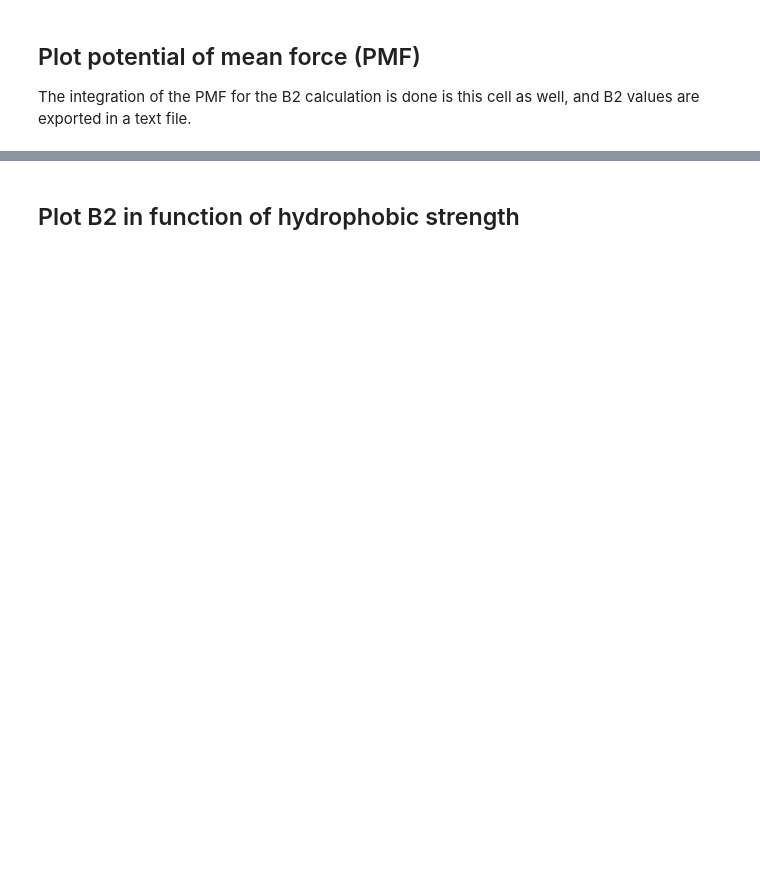
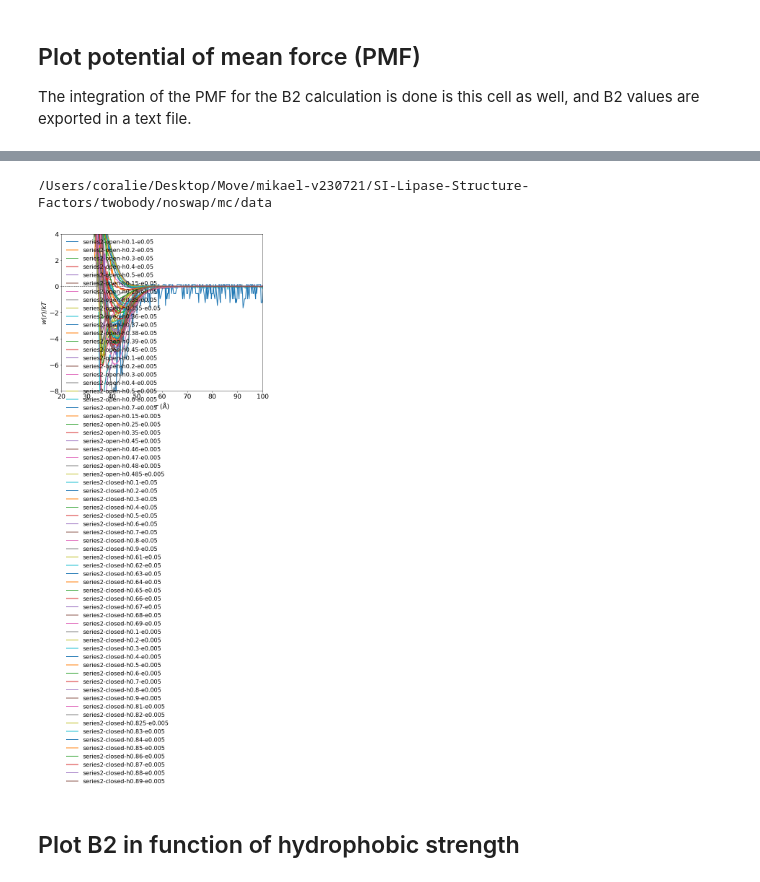
Before and after one commit to mlund/SI-Lipase-Structure-Factors, a Jupyter notebook: twobody/noswap/plot_2body_noswap.ipynb, the cells around one changed output, grey strips where cells are left out. Saved outputs shown, nothing was run; the diff lists cells and outputs as text; code cells hidden in the pictures; blank space fills up the shorter version.

```diff
--- a/twobody/noswap/plot_2body_noswap.ipynb
+++ b/twobody/noswap/plot_2body_noswap.ipynb
@@ -79,3 +21,67 @@ plt.legend(frameon=False,fontsize=16)
+# %%
+%cd $workdir/mc/data
+
+series = "series2"
+structurelist = ["open", "closed"]
+factlist = [0.05, 0.005]
+
+plt.plot((0,100),(0,0),'k--',lw=1.0)
+
+for structure in structurelist:
+    for fact in factlist:
+        outprint1=[]
+        outprint2=[]
+        base = [0.1, 0.2, 0.3, 0.4, 0.5, 0.6, 0.7, 0.8, 0.9]
+        if structure=="closed" and fact==0.05:
+            extension = [0.61,0.62,0.63,0.64,0.65,0.66,0.67,0.68,0.69]
+        elif structure=="closed" and fact==0.005:
+            extension = [0.81,0.82,0.825,0.83,0.84,0.85,0.86,0.87,0.88,0.89]
+        elif structure=="open" and fact==0.05:
+            extension = [0.15,0.25,0.35,0.355,0.36,0.37,0.38,0.39,0.45]
+        elif structure=="open" and fact==0.005:
+            extension = [0.15,0.25,0.35,0.45,0.46,0.47,0.48,0.485]
+        hlist = np.append(base, extension)
+        for hstr in hlist:
+            %cd -q $workdir/mc/data
+            pfx = '{}-{}-h{}-e{}'.format(series, structure, hstr, fact)
+            %cd -q $pfx
+            rdffile="rdf.dat"
+            r, g = np.loadtxt(rdffile, unpack=True)         # Load rdf file
+            if (len(r) < 30):                               # Skip if not sampled enough
+                continue
+            av1=()
+            av2=list(av1)
+            for i in np.arange(-20,-1,1):                   # Shift = average of the 20 last values of g
+                av2.append(g[i])
+            av3 = sum(av2)/len(av2)
+            g1 = g/av3                                      # Normalized g(r)
+            w1 = -np.log(g1)                                # Normalized w(r)
+            def b2(x,w):                                    # B2 calculation (here x is the distance)
+                inte  = -2*math.pi*(np.exp(-w)- 1)*x**2     # Integration of w(r)
+                b2_hc = 2 * math.pi / 3 *(27.8*2)**3        # Hard sphere B2
+                return (np.trapz(inte, x)+b2_hc)/b2_hc      # Normalized B2
+
+            plt.plot( r, w1, lw=2.0, label=pfx)
+            outprint1.append(hstr)
+            outprint2.append(b2(r,w1))
+            %cd -q ../
+
+            plt.rcParams.update({'font.size': 18, 'figure.figsize': [10.0, 10.0]})
+            plt.xlim(20,100)
+            plt.ylim(-8,4)
+            plt.xlabel("$r$ ($\mathrm{\AA}$)")
+            plt.ylabel("$w(r)/kT$")
+            plt.legend(frameon=False,fontsize=16)
+
+        %cd -q $workdir/mc/data
+        pfx2 = '{}-{}-e{}'.format(series, structure, fact)
+        b2file = '../b2-{}.dat'.format(pfx2)
+        np.savetxt(b2file, np.transpose((outprint1,outprint2)))      # Saves B2 in .dat file
+
+%cd -q $workdir/mc/data
+# %% [output]
+/Users/coralie/Desktop/Move/mikael-v230721/SI-Lipase-Structure-Factors/twobody/noswap/mc/data
+[figure, added]
 # %% [markdown]
 ## Plot B2 in function of hydrophobic strength
 # %%
```
Also changed, not shown: parts of 6 cells of this notebook, 5 other files.
